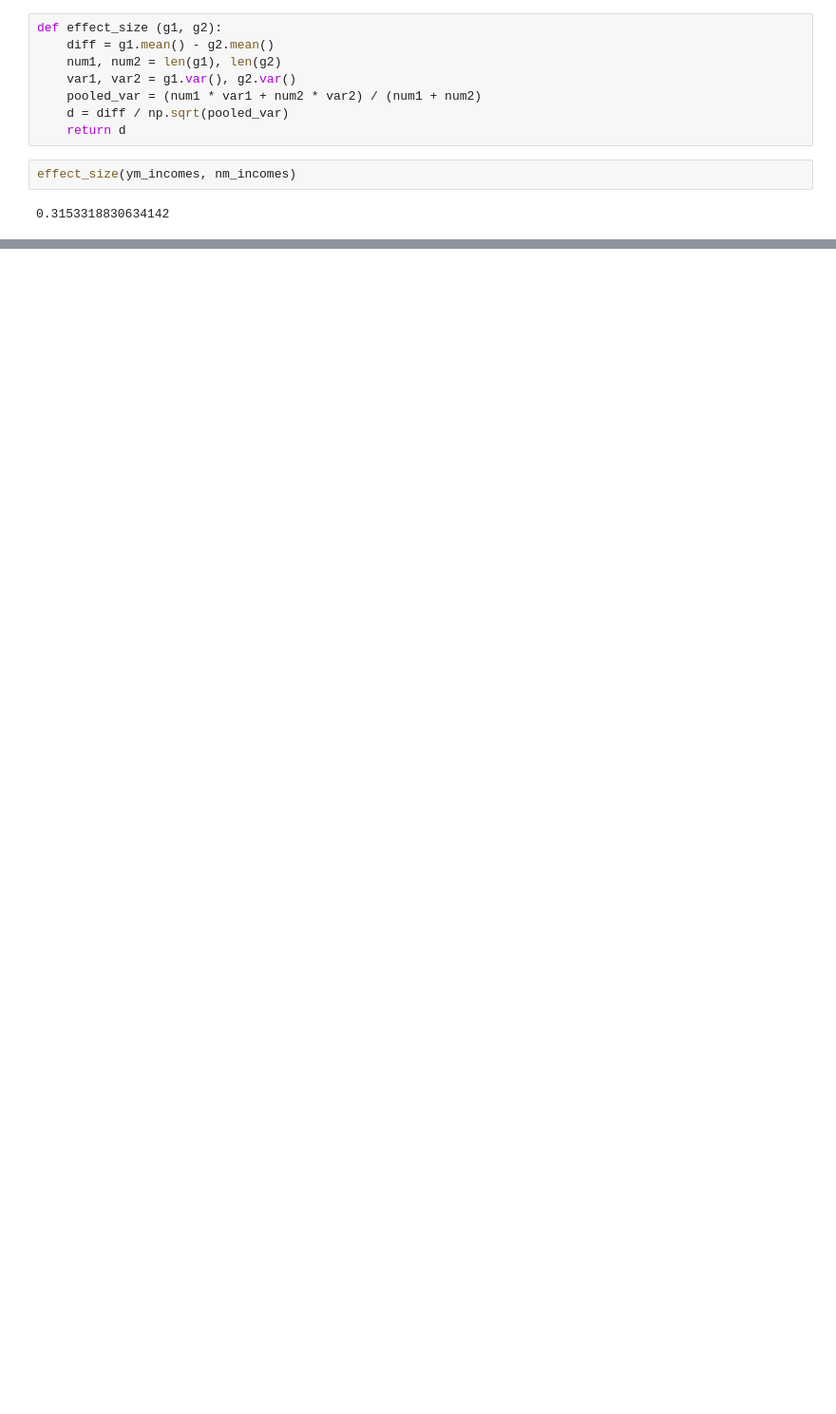
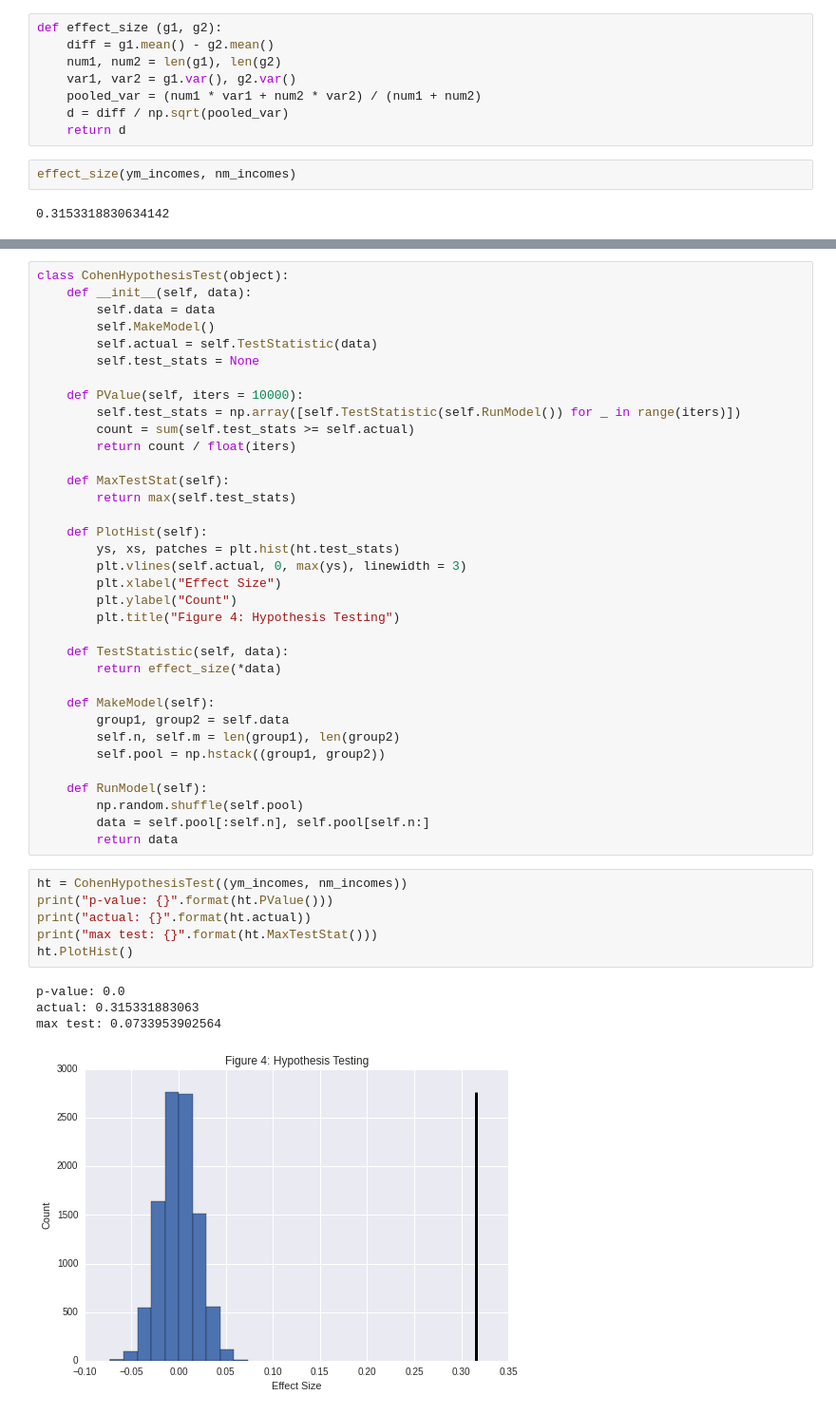
Before and after one commit to joeylmaalouf/NHIS-analysis, a Jupyter notebook: report/report2.ipynb, the cells around one changed output, grey strips where cells are left out. Shown at 95% size. Saved outputs shown, nothing was run; the diff lists cells and outputs as text; blank space fills up the shorter version.

```diff
--- a/report/report2.ipynb
+++ b/report/report2.ipynb
@@ -159,0 +194,46 @@ Further statistical analysis using the Cohen effect size tells us that the diffe
+# %%
+class CohenHypothesisTest(object):
+    def __init__(self, data):
+        self.data = data
+        self.MakeModel()
+        self.actual = self.TestStatistic(data)
+        self.test_stats = None
+
+    def PValue(self, iters = 10000):
+        self.test_stats = np.array([self.TestStatistic(self.RunModel()) for _ in range(iters)])
+        count = sum(self.test_stats >= self.actual)
+        return count / float(iters)
+
+    def MaxTestStat(self):
+        return max(self.test_stats)
+
+    def PlotHist(self):
+        ys, xs, patches = plt.hist(ht.test_stats)
+        plt.vlines(self.actual, 0, max(ys), linewidth = 3)
+        plt.xlabel("Effect Size")
+        plt.ylabel("Count")
+        plt.title("Figure 4: Hypothesis Testing")
+
+    def TestStatistic(self, data):
+        return effect_size(*data)
+
+    def MakeModel(self):
+        group1, group2 = self.data
+        self.n, self.m = len(group1), len(group2)
+        self.pool = np.hstack((group1, group2))
+
+    def RunModel(self):
+        np.random.shuffle(self.pool)
+        data = self.pool[:self.n], self.pool[self.n:]
+        return data
+# %%
+ht = CohenHypothesisTest((ym_incomes, nm_incomes))
+print("p-value: {}".format(ht.PValue()))
+print("actual: {}".format(ht.actual))
+print("max test: {}".format(ht.MaxTestStat()))
+ht.PlotHist()
+# %% [output]
+p-value: 0.0
+actual: 0.315331883063
+max test: 0.0733953902564
+[figure, added]
```
Also changed, not shown: parts of 8 cells of this notebook, 4 other files.
